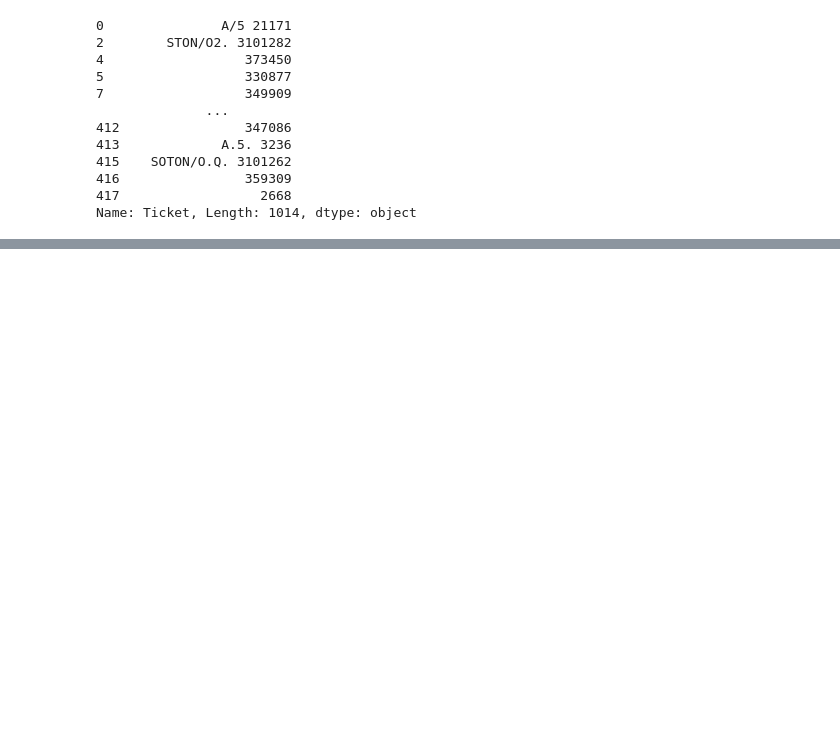
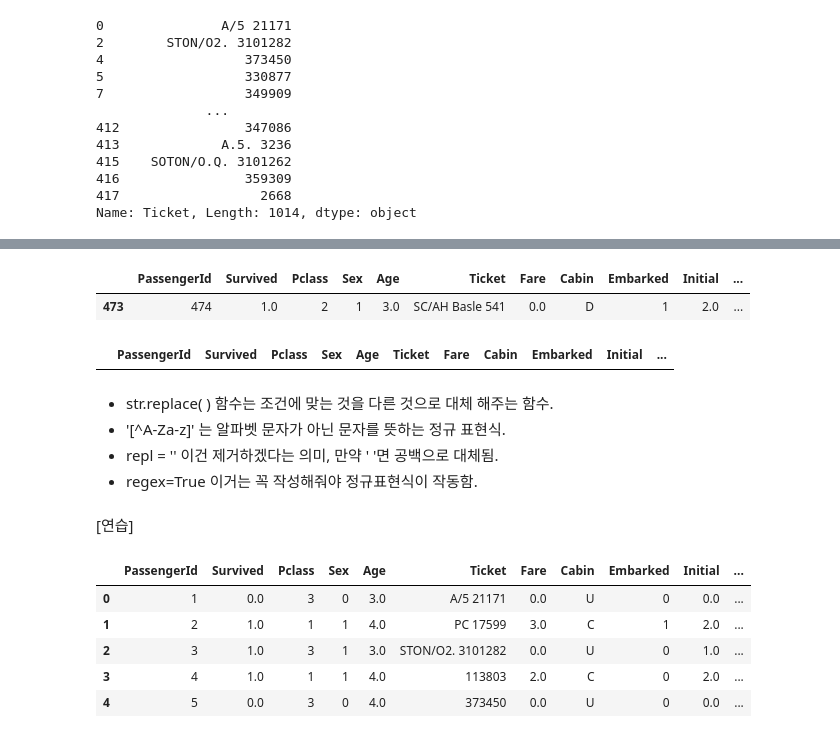
Before and after one commit to HongkyuRyu/Study_For_MachineLearning, a Jupyter notebook: 05 Titanic feature_Engineering.ipynb, the cells around one changed output, grey strips where cells are left out. Cells and saved outputs as stored; diff of their text form; code cells hidden in the pictures; blank space fills up the shorter version.

```diff
--- a/05 Titanic feature_Engineering.ipynb
+++ b/05 Titanic feature_Engineering.ipynb
@@ -358,0 +392,2 @@ df_temp1.iplot(kind='histogram')
+# %%
+df['Ticket_Num'] = df['Ticket'].str.extract('( [^ \t\n\r\f\v]+)')
@@ -358,0 +429,31 @@ df_temp1.iplot(kind='histogram')
+# %%
+df[df['Ticket_Num'] == ' Basle']
+# %% [output]
+|  | PassengerId | Survived | Pclass | Sex | Age | Ticket | Fare | Cabin | Embarked | Initial | ... |
+| 473 | 474 | 1.0 | 2 | 1 | 3.0 | SC/AH Basle 541 | 0.0 | D | 1 | 2.0 | ... |
+# %%
+df.loc[(df['Ticket_Num'] ==  ' Basle'), 'Ticket_Num'] = 541
+df[df['Ticket_Num'] ==  ' Basle']
+# %% [output]
+|  | PassengerId | Survived | Pclass | Sex | Age | Ticket | Fare | Cabin | Embarked | Initial | ... |
+# %% [markdown]
+- str.replace( ) 함수는 조건에 맞는 것을 다른 것으로 대체 해주는 함수.
+- '[^A-Za-z]' 는 알파벳 문자가 아닌 문자를 뜻하는 정규 표현식.
+- repl = '' 이건 제거하겠다는 의미, 만약 ' '면 공백으로 대체됨.
+- regex=True 이거는 꼭 작성해줘야 정규표현식이 작동함.
+# %% [markdown]
+[연습]
+# %%
+df['Ticket_initial_test'] = df['Ticket_Initial'].str.replace(pat='[^A-Za-z]',
+                                                             repl='',
+                                                             regex=True)
+df['Ticket_initial2'] = df['Ticket_Initial'].str.replace(pat='[^A-Za-z]', repl='',
+                                                        regex=True).str[0:2]
+df.head()
+# %% [output]
+|  | PassengerId | Survived | Pclass | Sex | Age | Ticket | Fare | Cabin | Embarked | Initial | ... |
+| 0 | 1 | 0.0 | 3 | 0 | 3.0 | A/5 21171 | 0.0 | U | 0 | 0.0 | ... |
+| 1 | 2 | 1.0 | 1 | 1 | 4.0 | PC 17599 | 3.0 | C | 1 | 2.0 | ... |
+| 2 | 3 | 1.0 | 3 | 1 | 3.0 | STON/O2. 3101282 | 0.0 | U | 0 | 1.0 | ... |
+| 3 | 4 | 1.0 | 1 | 1 | 4.0 | 113803 | 2.0 | C | 0 | 2.0 | ... |
+| 4 | 5 | 0.0 | 3 | 0 | 4.0 | 373450 | 0.0 | U | 0 | 0.0 | ... |
```
Also changed, not shown: parts of 34 cells of this notebook, 1 other file.
